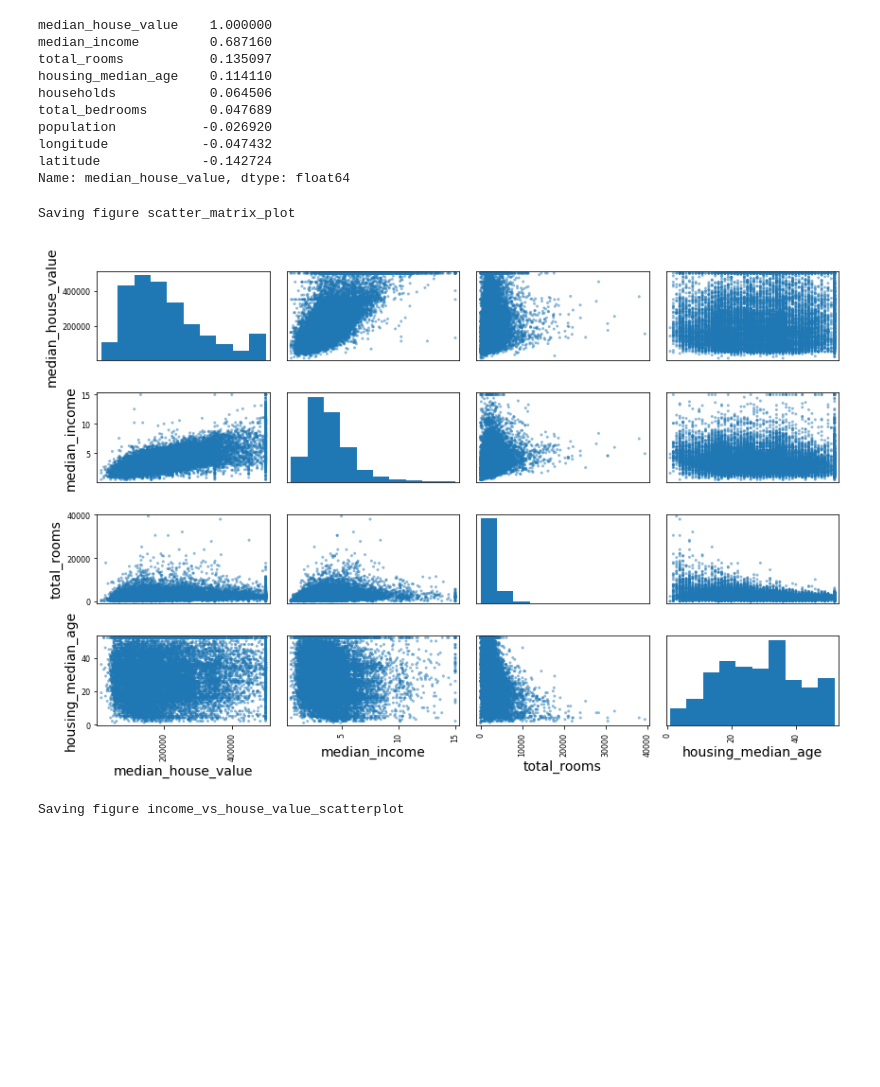
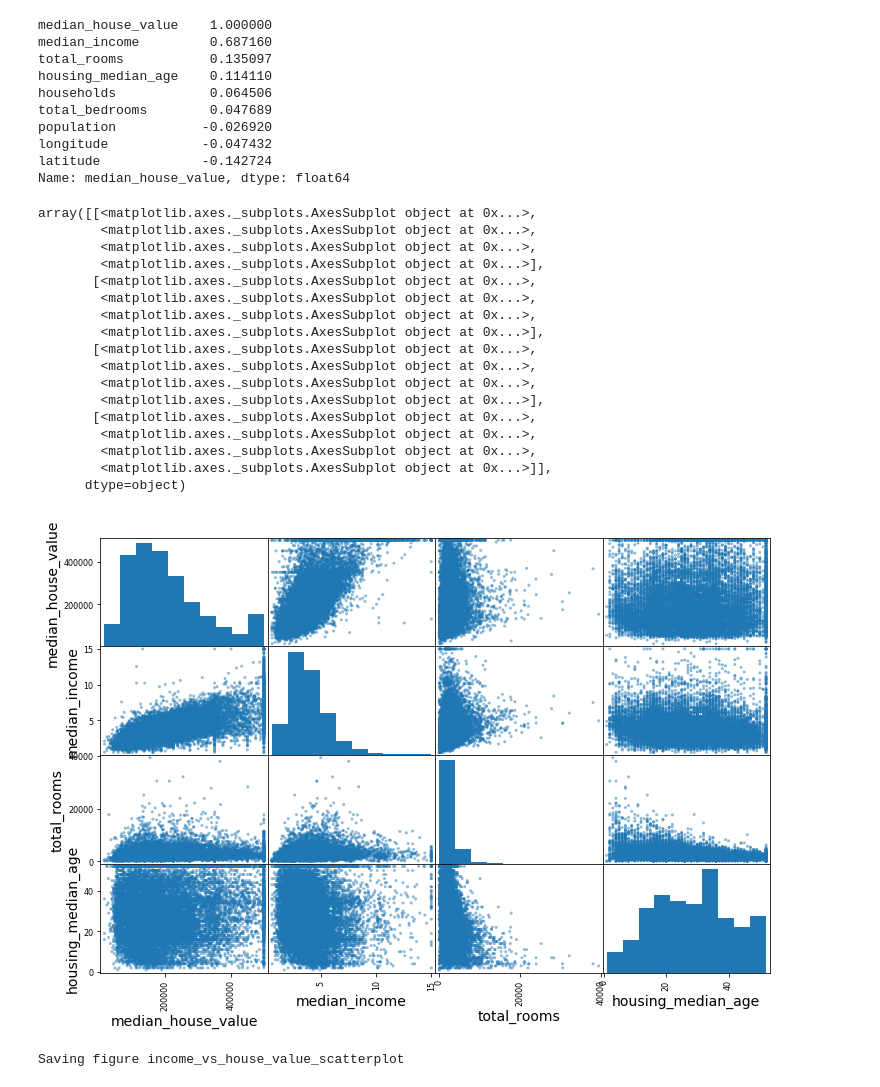
Before and after one commit to Jfluss/handson-ml, a Jupyter notebook: 02_end_to_end_machine_learning_project.ipynb, the cells around one changed output. Saved outputs shown, nothing was run; the diff lists cells and outputs as text; code cells hidden in the pictures; blank space fills up the shorter version.

Commit message:
save changes 1/9

```diff
--- a/02_end_to_end_machine_learning_project.ipynb
+++ b/02_end_to_end_machine_learning_project.ipynb
@@ -346,14 +345,30 @@ Name: median_house_value, dtype: float64
 # %%
 # from pandas.tools.plotting import scatter_matrix # For older versions of Pandas
 from pandas.plotting import scatter_matrix
 
 attributes = ["median_house_value", "median_income", "total_rooms",
               "housing_median_age"]
 scatter_matrix(housing[attributes], figsize=(12, 8))
-save_fig("scatter_matrix_plot")
+# save_fig("scatter_matrix_plot")
 # %% [output]
-Saving figure scatter_matrix_plot
+array([[<matplotlib.axes._subplots.AxesSubplot object at 0x...>,
+        <matplotlib.axes._subplots.AxesSubplot object at 0x...>,
+        <matplotlib.axes._subplots.AxesSubplot object at 0x...>,
+        <matplotlib.axes._subplots.AxesSubplot object at 0x...>],
+       [<matplotlib.axes._subplots.AxesSubplot object at 0x...>,
+        <matplotlib.axes._subplots.AxesSubplot object at 0x...>,
+        <matplotlib.axes._subplots.AxesSubplot object at 0x...>,
+        <matplotlib.axes._subplots.AxesSubplot object at 0x...>],
+       [<matplotlib.axes._subplots.AxesSubplot object at 0x...>,
+        <matplotlib.axes._subplots.AxesSubplot object at 0x...>,
+        <matplotlib.axes._subplots.AxesSubplot object at 0x...>,
+        <matplotlib.axes._subplots.AxesSubplot object at 0x...>],
+       [<matplotlib.axes._subplots.AxesSubplot object at 0x...>,
+        <matplotlib.axes._subplots.AxesSubplot object at 0x...>,
+        <matplotlib.axes._subplots.AxesSubplot object at 0x...>,
+        <matplotlib.axes._subplots.AxesSubplot object at 0x...>]],
+      dtype=object)
-[figure, old version]
+[figure, new version]
 # %%
 housing.plot(kind="scatter", x="median_income", y="median_house_value",
              alpha=0.1)
```
Also changed, not shown: parts of 2 cells of this notebook, 1 other file.
